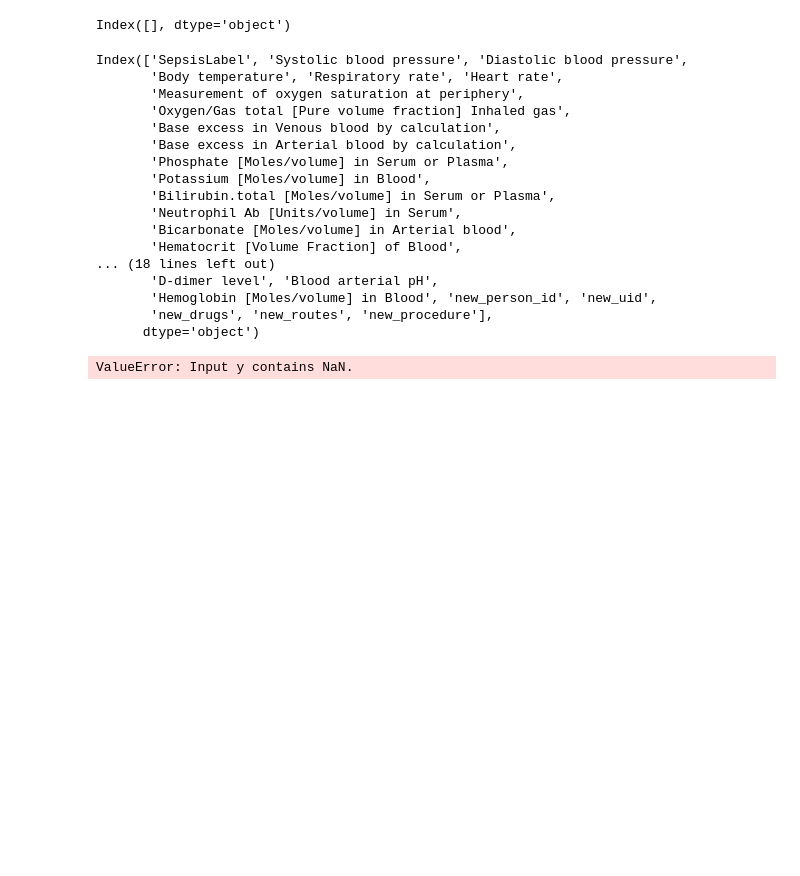
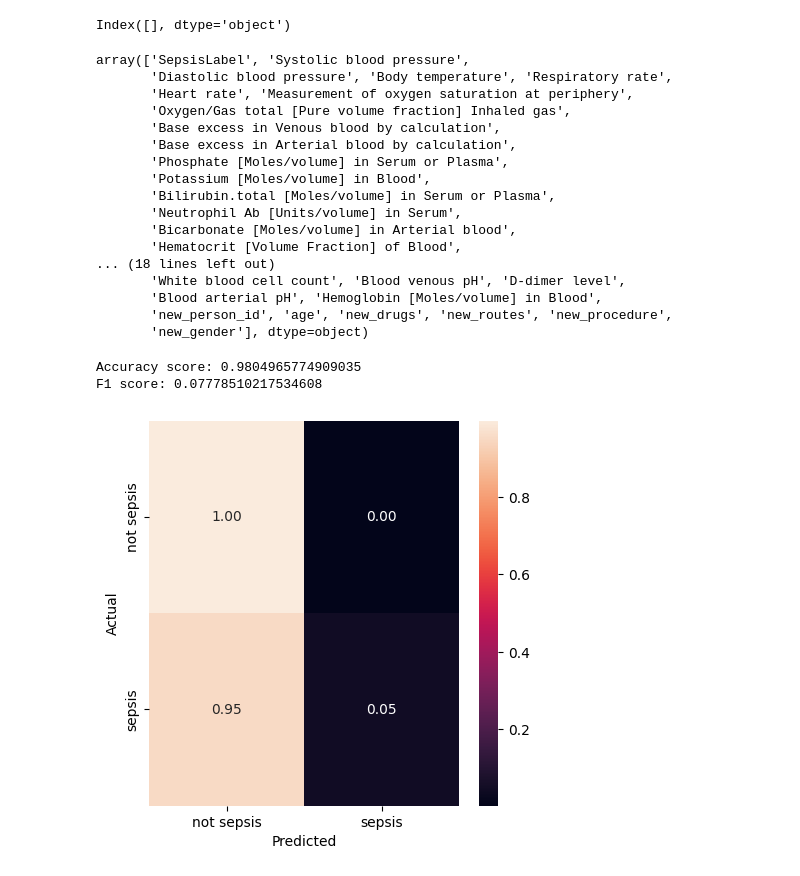
Before and after one commit to carseys/pediatric-sepsis-ml-kaggle, a Jupyter notebook: sepsis-data-preprocessing.ipynb, the cells around one changed output. Saved outputs shown, nothing was run; the diff lists cells and outputs as text; code cells hidden in the pictures; blank space fills up the shorter version.

Commit message:
re hardcoded modeling

```diff
--- a/sepsis-data-preprocessing.ipynb
+++ b/sepsis-data-preprocessing.ipynb
@@ -733,5 +678,5 @@ data_factors_3.sample(1)
 # %%
-data_factors_3.drop(columns=['birthday_formatted','new_visit_startdate','visit_occurrence_id','gender','age_in_months'], inplace=True)
+data_factors_3.drop(columns=['visit_occurrence_id','uid'], inplace=True)
 # %%
 def categorical_encoding(df: pd.DataFrame):
     categorical_cols = list(df.select_dtypes(object).columns)
@@ -762,11 +707,11 @@ data_factors_3.select_dtypes(object).columns
 # %% [output]
 Index([], dtype='object')
 # %%
-data_factors_3.columns
+data_factors_3.columns.values
 # %% [output]
-Index(['SepsisLabel', 'Systolic blood pressure', 'Diastolic blood pressure',
-       'Body temperature', 'Respiratory rate', 'Heart rate',
-       'Measurement of oxygen saturation at periphery',
+array(['SepsisLabel', 'Systolic blood pressure',
+       'Diastolic blood pressure', 'Body temperature', 'Respiratory rate',
+       'Heart rate', 'Measurement of oxygen saturation at periphery',
        'Oxygen/Gas total [Pure volume fraction] Inhaled gas',
        'Base excess in Venous blood by calculation',
        'Base excess in Arterial blood by calculation',
@@ -777,17 +722,18 @@ Index(['SepsisLabel', 'Systolic blood pressure', 'Diastolic blood pressure',
        'Bicarbonate [Moles/volume] in Arterial blood',
        'Hematocrit [Volume Fraction] of Blood',
 ... (18 lines left out)
-       'D-dimer level', 'Blood arterial pH',
-       'Hemoglobin [Moles/volume] in Blood', 'new_person_id', 'new_uid',
-       'new_drugs', 'new_routes', 'new_procedure'],
-      dtype='object')
+       'White blood cell count', 'Blood venous pH', 'D-dimer level',
+       'Blood arterial pH', 'Hemoglobin [Moles/volume] in Blood',
+       'new_person_id', 'age', 'new_drugs', 'new_routes', 'new_procedure',
+       'new_gender'], dtype=object)
 # %%
 def format_for_modeling(df):
     column_list = []
-    [column_list.append(i) for i in range(3,46)]
+    [column_list.append(i) for i in range(1,44)]
+    [column_list.append(i) for i in range(45,50)]
     X = df.iloc[:,column_list].values
-    y = df.iloc[:,1].values
-    person_id = df.iloc[:,0].values
+    y = df.iloc[:,0].values
+    person_id = df.iloc[:,44].values
 
     gss = GroupShuffleSplit(n_splits=1, test_size=0.2)
     for train_x_index, test_x_index in gss.split(X=X,y=y,groups=person_id):
@@ -808,7 +754,7 @@ def format_for_modeling(df):
 
     return formatted_data
 # %%
-test_dict = format_for_modeling(data_factors_3)
+split_data = format_for_modeling(data_factors_3)
 # %%
 def forest_model(data_dictionary: dict):
     X_train = data_dictionary['X_train']
@@ -821,9 +767,11 @@ def forest_model(data_dictionary: dict):
     r_forest_model = RandomForestClassifier()
     r_forest_model.fit(X_train,y_train)
 
-    y_pred = forest_model.predict(X_test)
+    y_pred = r_forest_model.predict(X_test)
     accuracy = accuracy_score(y_test, y_pred)
     print(f"Accuracy score: {accuracy}")
+    f1 = f1_score(y_test,y_pred)
+    print(f"F1 score: {f1}")
 
     cm = confusion_matrix(y_test, y_pred)
 
@@ -833,7 +781,10 @@ def forest_model(data_dictionary: dict):
     plt.ylabel('Actual')
     plt.xlabel('Predicted')
     plt.show(block=False)
+    return r_forest_model, y_pred
-# %%
-forest_model(test_dict)
-# %% [output]
-ValueError: Input y contains NaN.
+# %%
+forest, preds = forest_model(split_data)
+# %% [output]
+Accuracy score: 0.9804965774909035
+F1 score: 0.07778510217534608
+[figure, added]
```
Also changed, not shown: parts of 14 cells of this notebook.
